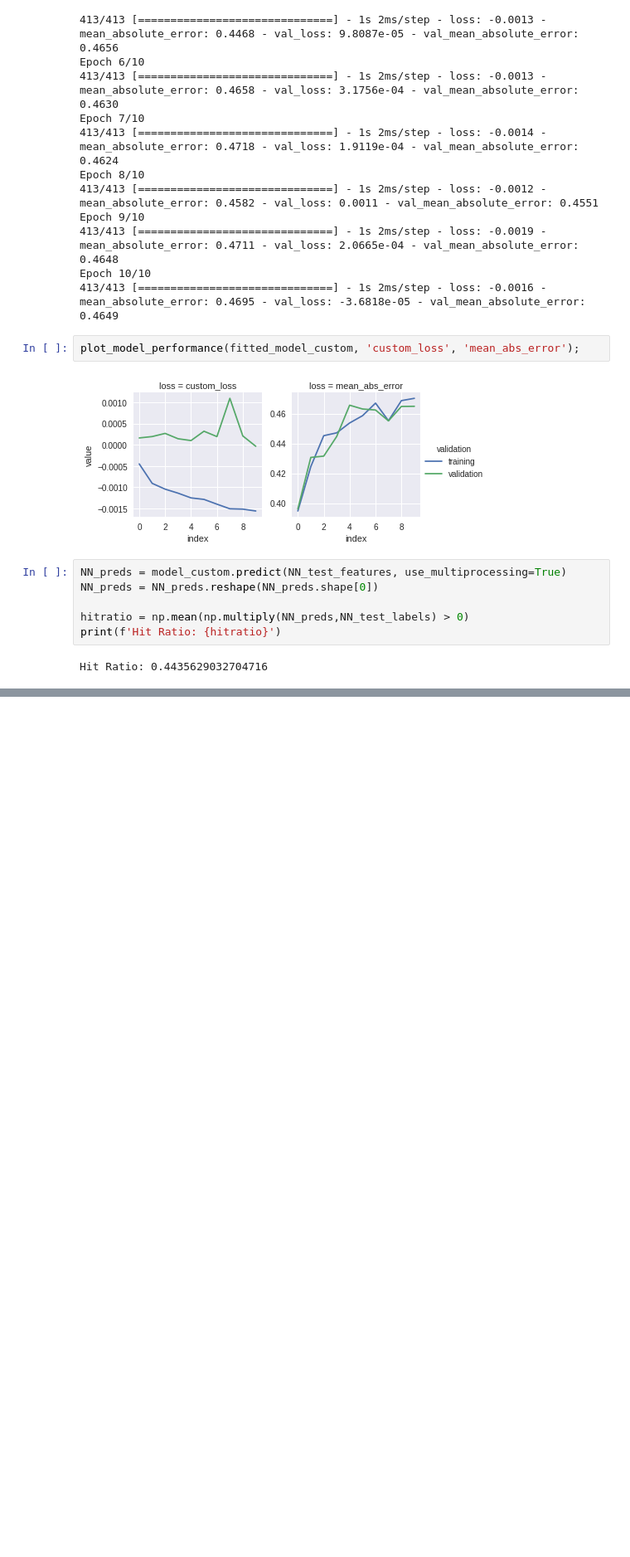
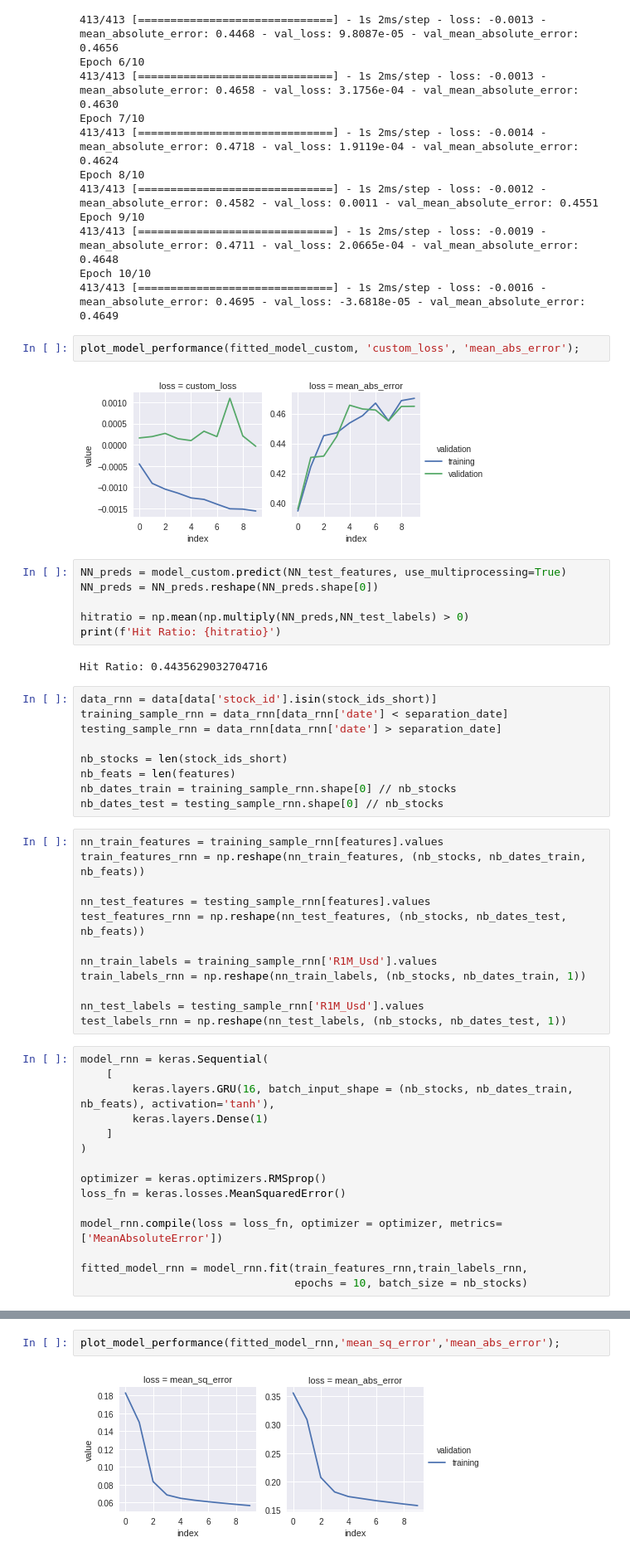
Before and after one commit to viniesposito/py-mlfactor, a Jupyter notebook: py_mlfactor.ipynb, the cells around one changed output, grey strips where cells are left out. Shown at 83% size. Saved outputs shown, nothing was run; the diff lists cells and outputs as text; blank space fills up the shorter version.

```diff
--- a/py_mlfactor.ipynb
+++ b/py_mlfactor.ipynb
@@ -744,3 +744,39 @@ hitratio = np.mean(np.multiply(NN_preds,NN_test_labels) > 0)
 print(f'Hit Ratio: {hitratio}')
 # %% [output]
 Hit Ratio: 0.4435629032704716
+# %%
+data_rnn = data[data['stock_id'].isin(stock_ids_short)]
+training_sample_rnn = data_rnn[data_rnn['date'] < separation_date]
+testing_sample_rnn = data_rnn[data_rnn['date'] > separation_date]
+
+nb_stocks = len(stock_ids_short)
+nb_feats = len(features)
+nb_dates_train = training_sample_rnn.shape[0] // nb_stocks
+nb_dates_test = testing_sample_rnn.shape[0] // nb_stocks
+# %%
+nn_train_features = training_sample_rnn[features].values
+train_features_rnn = np.reshape(nn_train_features, (nb_stocks, nb_dates_train, nb_feats))
+
+nn_test_features = testing_sample_rnn[features].values
+test_features_rnn = np.reshape(nn_test_features, (nb_stocks, nb_dates_test, nb_feats))
+
+nn_train_labels = training_sample_rnn['R1M_Usd'].values
+train_labels_rnn = np.reshape(nn_train_labels, (nb_stocks, nb_dates_train, 1))
+
+nn_test_labels = testing_sample_rnn['R1M_Usd'].values
+test_labels_rnn = np.reshape(nn_test_labels, (nb_stocks, nb_dates_test, 1))
+# %%
+model_rnn = keras.Sequential(
+    [
+        keras.layers.GRU(16, batch_input_shape = (nb_stocks, nb_dates_train, nb_feats), activation='tanh'),
+        keras.layers.Dense(1)
+    ]
+)
+
+optimizer = keras.optimizers.RMSprop()
+loss_fn = keras.losses.MeanSquaredError()
+
+model_rnn.compile(loss = loss_fn, optimizer = optimizer, metrics=['MeanAbsoluteError'])
+
+fitted_model_rnn = model_rnn.fit(train_features_rnn,train_labels_rnn,
+                                 epochs = 10, batch_size = nb_stocks)
@@ -746,0 +804,4 @@ Hit Ratio: 0.4435629032704716
+# %%
+plot_model_performance(fitted_model_rnn,'mean_sq_error','mean_abs_error');
+# %% [output]
+[figure, added]
```
Also changed, not shown: parts of 3 cells of this notebook.
